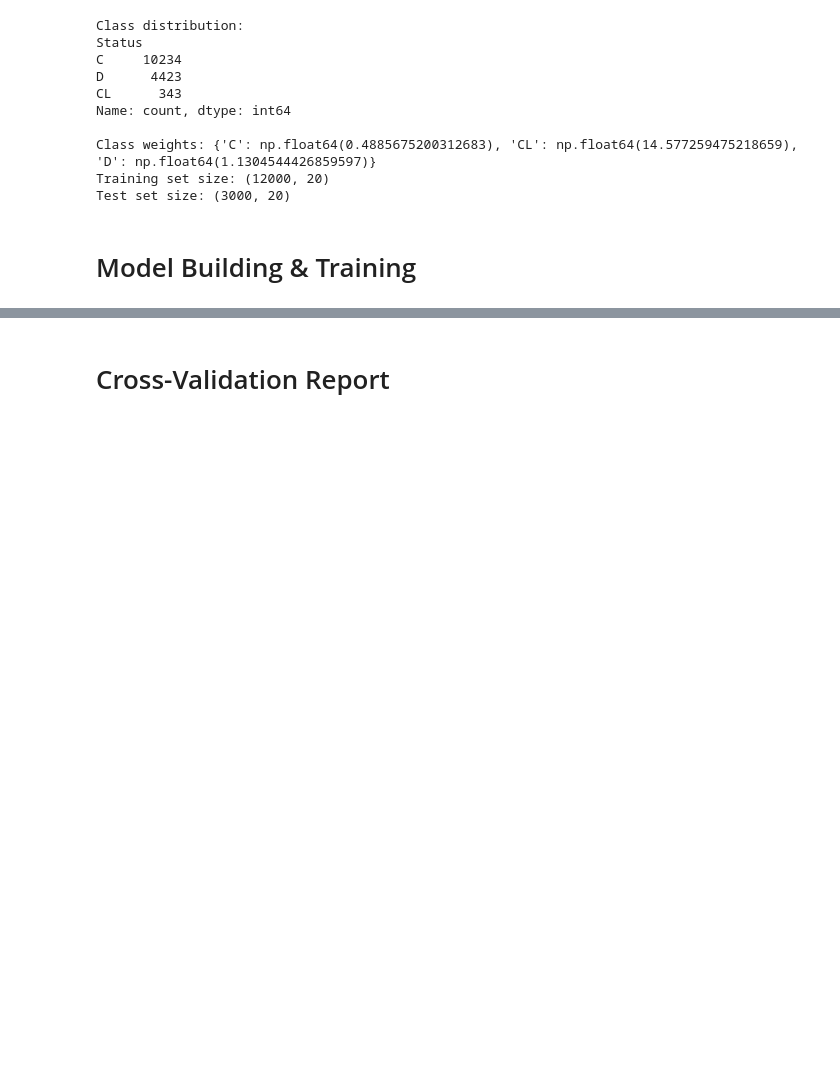
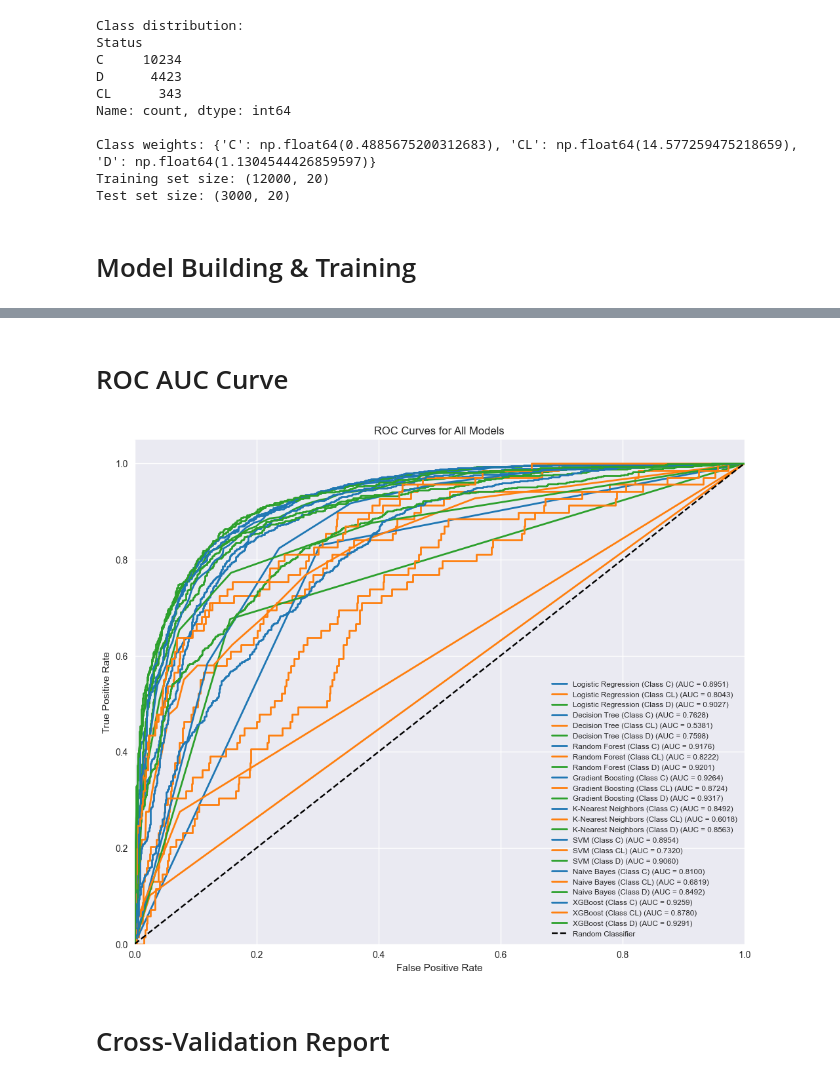
Before and after one commit to TasnimulIntazamAsif/BUBT_AI_Competition_2025, a Jupyter notebook: bubt.ipynb, the cells around one changed output, grey strips where cells are left out. Cells and saved outputs as stored; diff of their text form; code cells hidden in the pictures; blank space fills up the shorter version.

```diff
--- a/bubt.ipynb
+++ b/bubt.ipynb
@@ -545,3 +623,49 @@ Class D: 0.9339
+# %% [markdown]
+# ROC AUC Curve
+# %%
+# ROC Curves for all models (multi-class fix)
+from sklearn.preprocessing import label_binarize
+
+plt.figure(figsize=(12, 10))
+
+classes = np.unique(y_test)
+y_test_bin = label_binarize(y_test, classes=classes)
+n_classes = y_test_bin.shape[1]
+colors = plt.cm.tab10.colors  # for line color cycling
+
+for idx, (name, result) in enumerate(results.items()):
+    y_pred_proba = result['y_pred_proba']
+
+    if y_pred_proba is not None:
+        # If predicted probs is shape (n_samples, n_classes), do multiclass ROC one-vs-rest
+        if len(y_pred_proba.shape) > 1 and y_pred_proba.shape[1] > 1:
+            for i in range(n_classes):
+                fpr, tpr, _ = roc_curve(y_test_bin[:, i], y_pred_proba[:, i])
+                roc_auc = roc_auc_score(y_test_bin[:, i], y_pred_proba[:, i])
+                plt.plot(
+                    fpr, tpr,
+                    color=colors[i % len(colors)],
+                    lw=2,
+                    label=f'{name} (Class {classes[i]}) (AUC = {roc_auc:.4f})'
+                )
+        else:
+            # Binary classification: shape (n_samples,)
+            fpr, tpr, _ = roc_curve(y_test, y_pred_proba)
+            roc_auc = roc_auc_score(y_test, y_pred_proba)
+            plt.plot(fpr, tpr, color=colors[idx % len(colors)], lw=2,
+                     label=f'{name} (AUC = {roc_auc:.4f})')
+
+plt.plot([0, 1], [0, 1], 'k--', label='Random Classifier')
+plt.xlim([0.0, 1.0])
+plt.ylim([0.0, 1.05])
+plt.xlabel('False Positive Rate')
+plt.ylabel('True Positive Rate')
+plt.title('ROC Curves for All Models')
+plt.legend(loc='lower right', fontsize='small')
+plt.grid(True)
+plt.show()
+# %% [output]
+[figure, added]
 # %% [markdown]
 # Cross-Validation Report
 # %%
```
Also changed, not shown: parts of 15 cells of this notebook.
